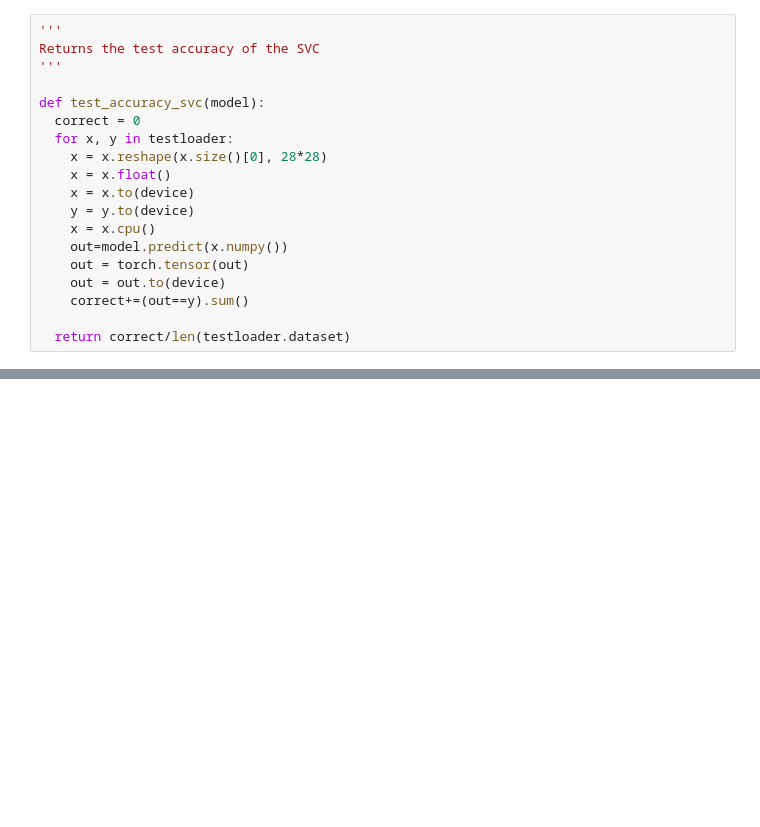
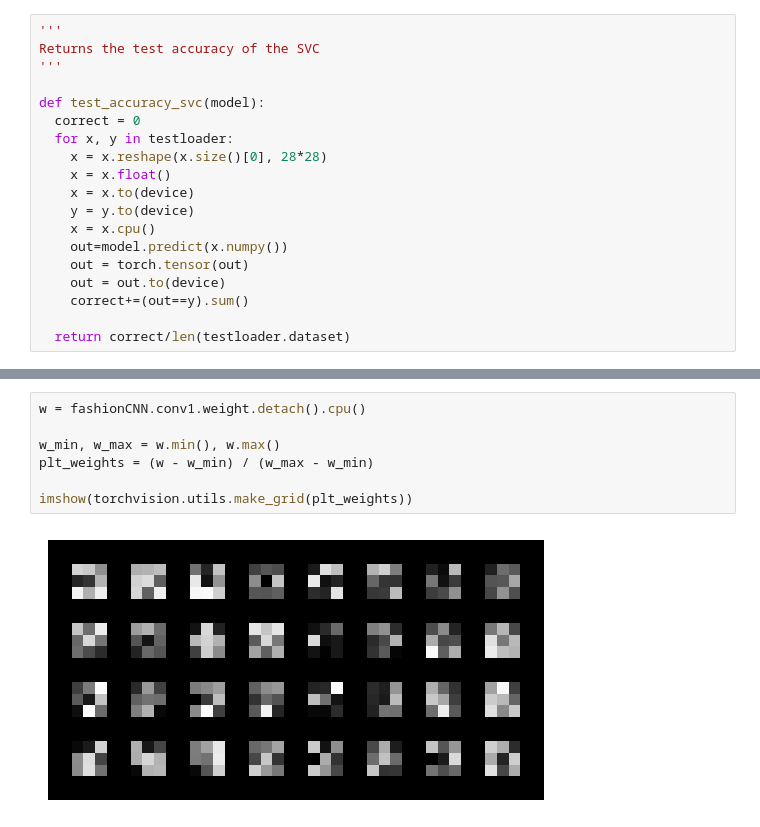
Before and after one commit to progManu/Advanced-Topics-Machine-Learning, a Jupyter notebook: Ultimate_AdvML_Challenge_1.ipynb, the cells around one changed output, grey strips where cells are left out. Saved outputs shown, nothing was run; the diff lists cells and outputs as text; blank space fills up the shorter version.

```diff
--- a/Ultimate_AdvML_Challenge_1.ipynb
+++ b/Ultimate_AdvML_Challenge_1.ipynb
@@ -611,0 +674,9 @@ SVC test accuracy: 0.8072999715805054, FCN test accuracy: 0.8779999613761902, FC
+# %%
+w = fashionCNN.conv1.weight.detach().cpu()
+
+w_min, w_max = w.min(), w.max()
+plt_weights = (w - w_min) / (w_max - w_min)
+
+imshow(torchvision.utils.make_grid(plt_weights))
+# %% [output]
+[figure, added]
```
Also changed, not shown: parts of 17 cells of this notebook.
